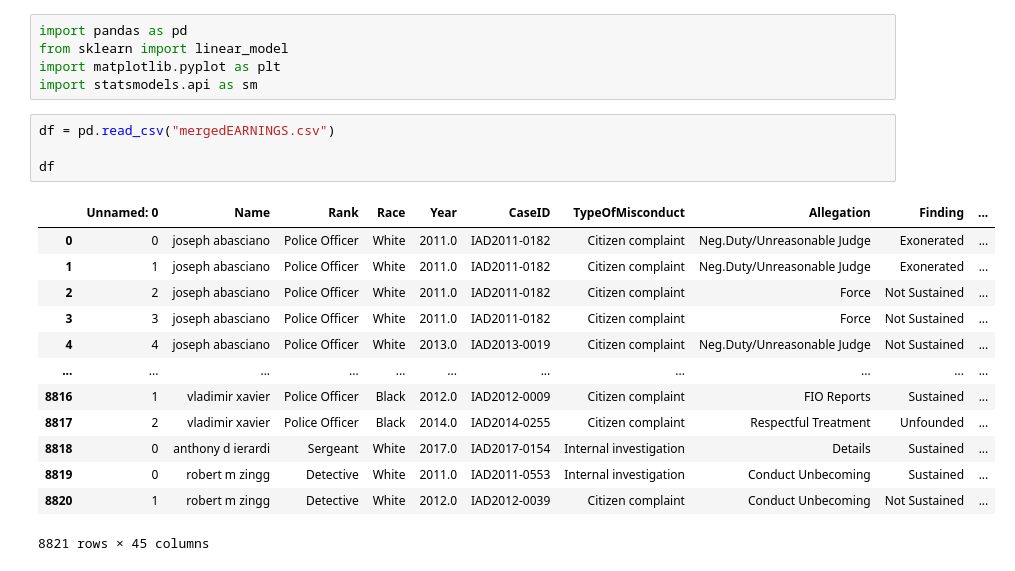
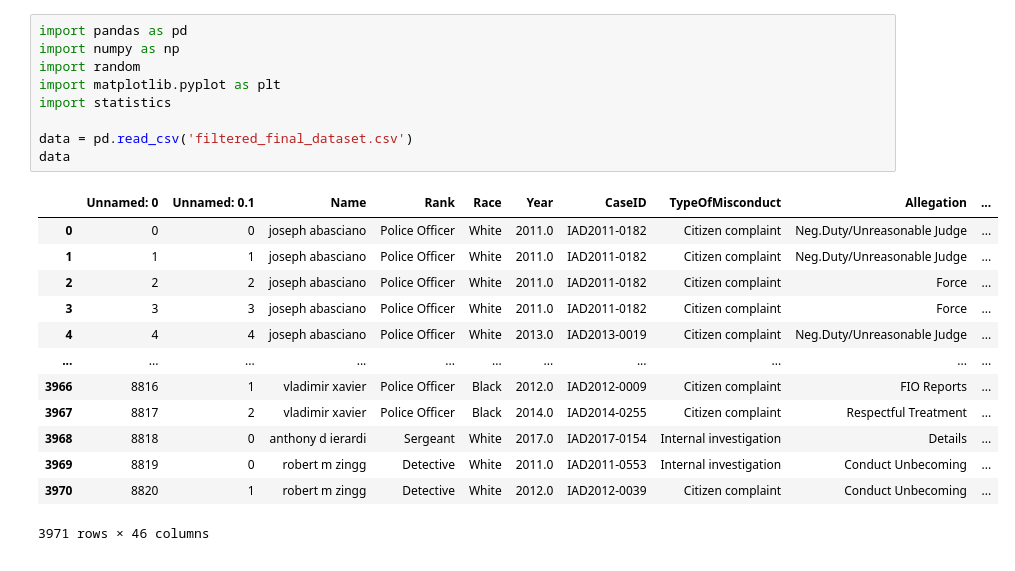
Before and after one commit to BU-Spark/CS506Spring2021Repository, a Jupyter notebook: PoliceConductProject/deliverable4/visualizations.ipynb, the cells around one changed output. Drawn from its saved outputs; the diff is of its cells as text.

```diff
--- a/PoliceConductProject/deliverable4/visualizations.ipynb
+++ b/PoliceConductProject/deliverable4/visualizations.ipynb
@@ -1,23 +1,23 @@
 # %%
 import pandas as pd
-from sklearn import linear_model
+import numpy as np
+import random
 import matplotlib.pyplot as plt
-import statsmodels.api as sm
+import statistics
+
+data = pd.read_csv('filtered_final_dataset.csv')
+data
+# %% [output]
+|  | Unnamed: 0 | Unnamed: 0.1 | Name | Rank | Race | Year | CaseID | TypeOfMisconduct | Allegation | ... |
+| 0 | 0 | 0 | joseph abasciano | Police Officer | White | 2011.0 | IAD2011-0182 | Citizen complaint | Neg.Duty/Unreasonable Judge | ... |
+| 1 | 1 | 1 | joseph abasciano | Police Officer | White | 2011.0 | IAD2011-0182 | Citizen complaint | Neg.Duty/Unreasonable Judge | ... |
+| 2 | 2 | 2 | joseph abasciano | Police Officer | White | 2011.0 | IAD2011-0182 | Citizen complaint | Force | ... |
+| 3 | 3 | 3 | joseph abasciano | Police Officer | White | 2011.0 | IAD2011-0182 | Citizen complaint | Force | ... |
+| 4 | 4 | 4 | joseph abasciano | Police Officer | White | 2013.0 | IAD2013-0019 | Citizen complaint | Neg.Duty/Unreasonable Judge | ... |
+| ... | ... | ... | ... | ... | ... | ... | ... | ... | ... | ... |
+| 3966 | 8816 | 1 | vladimir xavier | Police Officer | Black | 2012.0 | IAD2012-0009 | Citizen complaint | FIO Reports | ... |
+| 3967 | 8817 | 2 | vladimir xavier | Police Officer | Black | 2014.0 | IAD2014-0255 | Citizen complaint | Respectful Treatment | ... |
+| 3968 | 8818 | 0 | anthony d ierardi | Sergeant | White | 2017.0 | IAD2017-0154 | Internal investigation | Details | ... |
+| 3969 | 8819 | 0 | robert m zingg | Detective | White | 2011.0 | IAD2011-0553 | Internal investigation | Conduct Unbecoming | ... |
+| 3970 | 8820 | 1 | robert m zingg | Detective | White | 2012.0 | IAD2012-0039 | Citizen complaint | Conduct Unbecoming | ... |
+3971 rows × 46 columns
-# %%
-df = pd.read_csv("mergedEARNINGS.csv")
-
-df
-# %% [output]
-|  | Unnamed: 0 | Name | Rank | Race | Year | CaseID | TypeOfMisconduct | Allegation | Finding | ... |
-| 0 | 0 | joseph abasciano | Police Officer | White | 2011.0 | IAD2011-0182 | Citizen complaint | Neg.Duty/Unreasonable Judge | Exonerated | ... |
-| 1 | 1 | joseph abasciano | Police Officer | White | 2011.0 | IAD2011-0182 | Citizen complaint | Neg.Duty/Unreasonable Judge | Exonerated | ... |
-| 2 | 2 | joseph abasciano | Police Officer | White | 2011.0 | IAD2011-0182 | Citizen complaint | Force | Not Sustained | ... |
-| 3 | 3 | joseph abasciano | Police Officer | White | 2011.0 | IAD2011-0182 | Citizen complaint | Force | Not Sustained | ... |
-| 4 | 4 | joseph abasciano | Police Officer | White | 2013.0 | IAD2013-0019 | Citizen complaint | Neg.Duty/Unreasonable Judge | Not Sustained | ... |
-| ... | ... | ... | ... | ... | ... | ... | ... | ... | ... | ... |
-| 8816 | 1 | vladimir xavier | Police Officer | Black | 2012.0 | IAD2012-0009 | Citizen complaint | FIO Reports | Sustained | ... |
-| 8817 | 2 | vladimir xavier | Police Officer | Black | 2014.0 | IAD2014-0255 | Citizen complaint | Respectful Treatment | Unfounded | ... |
-| 8818 | 0 | anthony d ierardi | Sergeant | White | 2017.0 | IAD2017-0154 | Internal investigation | Details | Sustained | ... |
-| 8819 | 0 | robert m zingg | Detective | White | 2011.0 | IAD2011-0553 | Internal investigation | Conduct Unbecoming | Sustained | ... |
-| 8820 | 1 | robert m zingg | Detective | White | 2012.0 | IAD2012-0039 | Citizen complaint | Conduct Unbecoming | Not Sustained | ... |
-8821 rows × 45 columns
```
Also changed, not shown: parts of 24 cells of this notebook, 1 other file.
